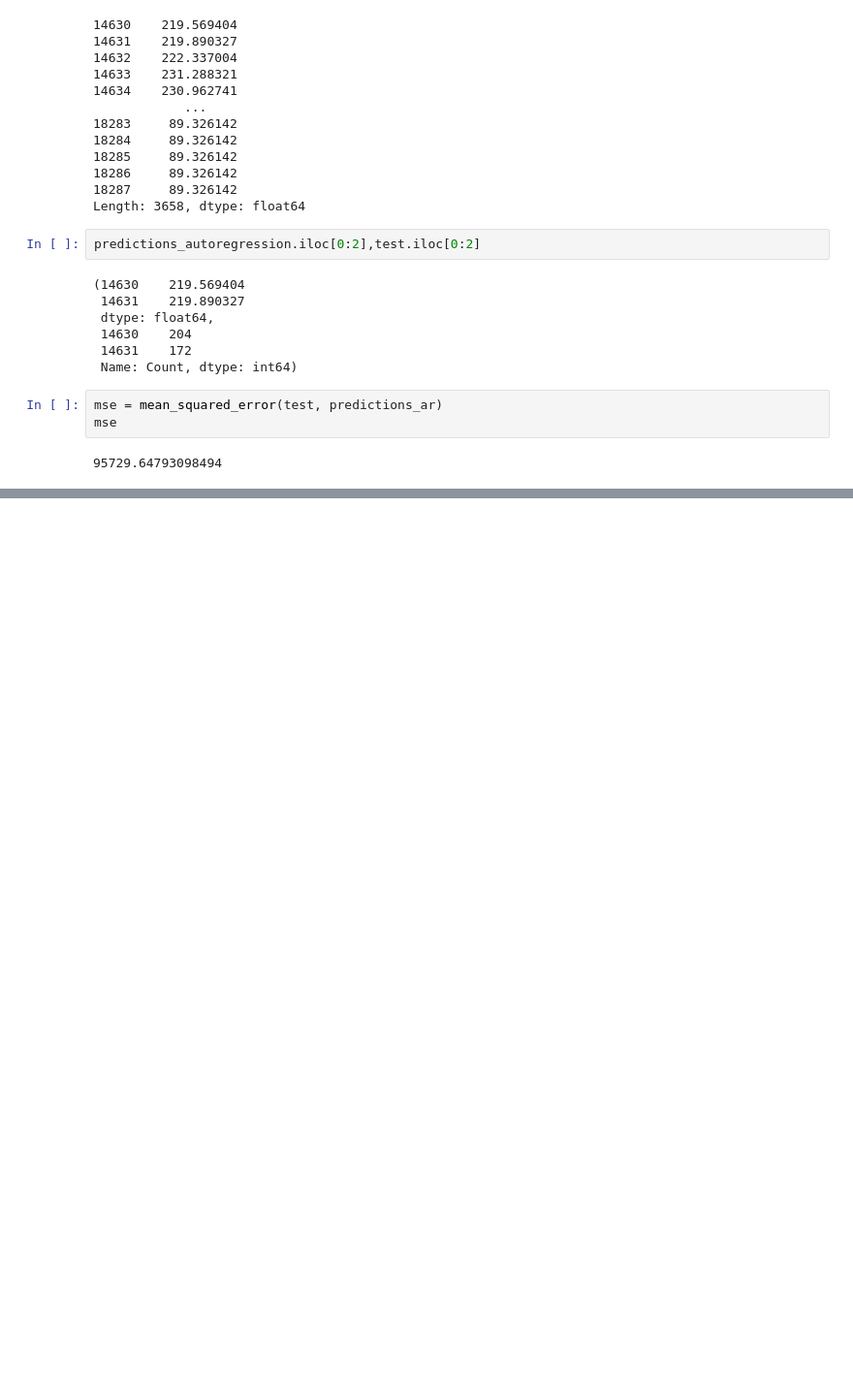
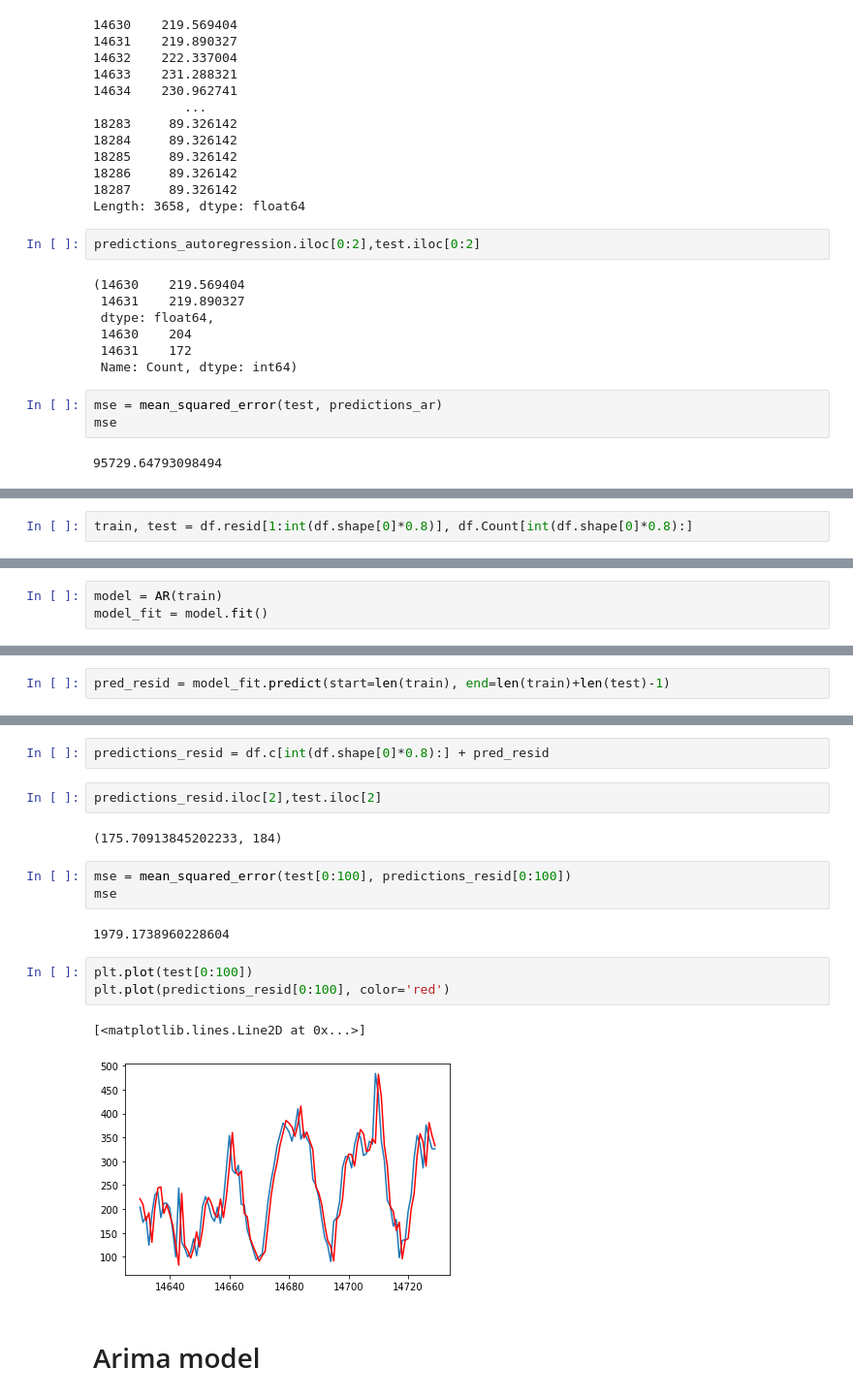
Before and after one commit to ehsansam69/Time-series-analyzing, a Jupyter notebook: 1st.ipynb, the cells around one changed output, grey strips where cells are left out. Shown at 97% size. Drawn from its saved outputs; the diff is of its cells as text; blank space fills up the shorter version.

```diff
--- a/1st.ipynb
+++ b/1st.ipynb
@@ -206,0 +287,2 @@ pp.plot(predictions, color='red')
+# %%
+train, test = df.resid[1:int(df.shape[0]*0.8)], df.Count[int(df.shape[0]*0.8):]
@@ -206,0 +298,3 @@ pp.plot(predictions, color='red')
+# %%
+model = AR(train)
+model_fit = model.fit()
@@ -206,0 +345,2 @@ pp.plot(predictions, color='red')
+# %%
+pred_resid = model_fit.predict(start=len(train), end=len(train)+len(test)-1)
@@ -206,0 +362,19 @@ pp.plot(predictions, color='red')
+# %%
+predictions_resid = df.c[int(df.shape[0]*0.8):] + pred_resid
+# %%
+predictions_resid.iloc[2],test.iloc[2]
+# %% [output]
+(175.70913845202233, 184)
+# %%
+mse = mean_squared_error(test[0:100], predictions_resid[0:100])
+mse
+# %% [output]
+1979.1738960228604
+# %%
+plt.plot(test[0:100])
+plt.plot(predictions_resid[0:100], color='red')
+# %% [output]
+[<matplotlib.lines.Line2D at 0x...>]
+[figure, added]
+# %% [markdown]
+# Arima model
```
Also changed, not shown: parts of 17 cells of this notebook.
